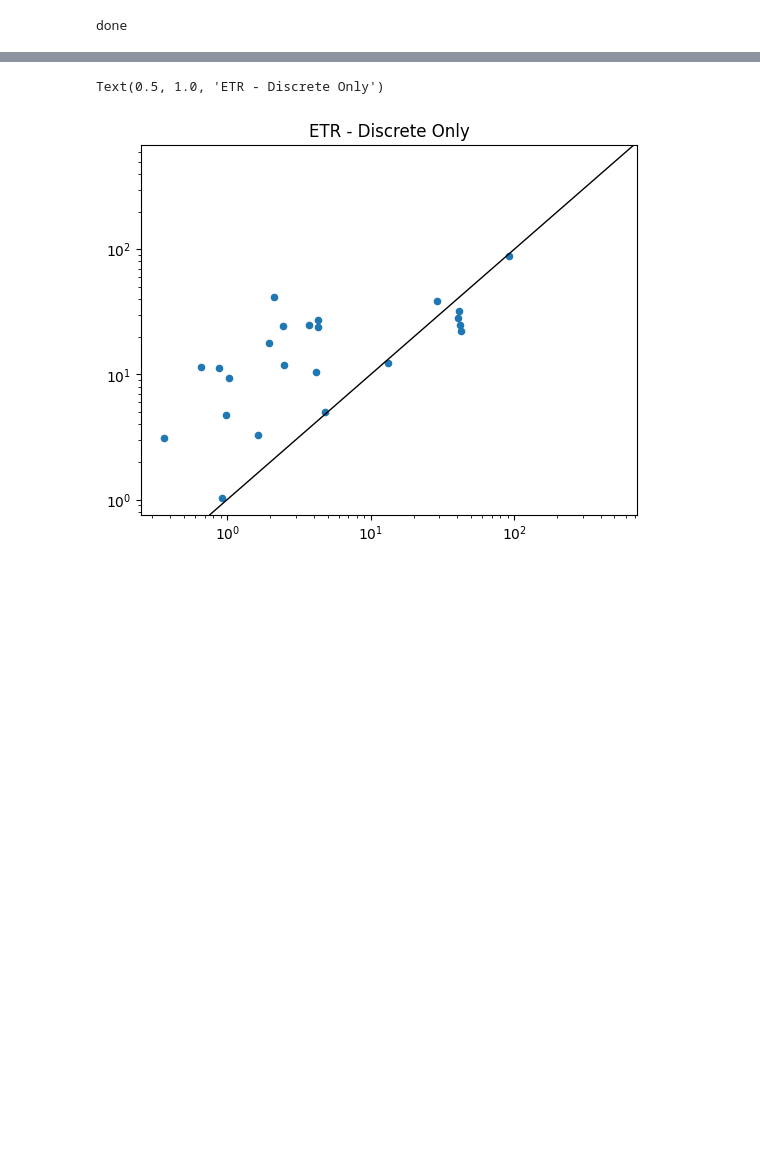
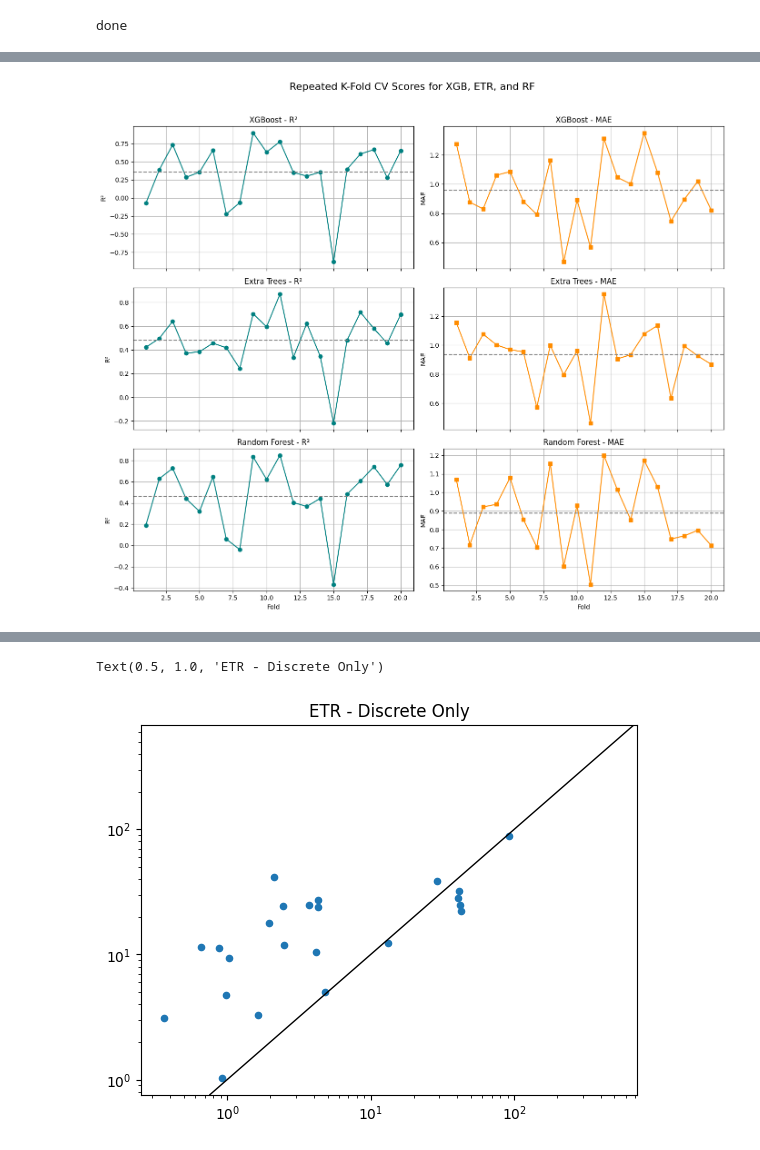
Before and after one commit to jilliangreene/sentinel3_ch4_model, a Jupyter notebook: ml_model.ipynb, the cells around one changed output, grey strips where cells are left out. Cells and saved outputs as stored; diff of their text form; code cells hidden in the pictures; blank space fills up the shorter version.

```diff
--- a/ml_model.ipynb
+++ b/ml_model.ipynb
@@ -135,0 +337,57 @@ ETR R-squared: 0.539566619640329
+# %%
+import matplotlib.pyplot as plt
+import numpy as np
+
+# Fold index array
+folds = np.arange(1, len(xgbr_r2_scores) + 1)
+
+# Set up the figure
+fig, axes = plt.subplots(3, 2, figsize=(14, 12), sharex=True)
+fig.suptitle("Repeated K-Fold CV Scores for XGB, ETR, and RF", fontsize=16)
+
+# ---- XGBoost ----
+axes[0, 0].plot(folds, xgbr_r2_scores, 'o-', color='teal')
+axes[0, 0].axhline(np.mean(xgbr_r2_scores), color='gray', linestyle='--')
+axes[0, 0].set_title("XGBoost - R²")
+axes[0, 0].set_ylabel("R²")
+axes[0, 0].grid(True)
+
+axes[0, 1].plot(folds, xgbr_mae_scores, 's-', color='darkorange')
+axes[0, 1].axhline(np.mean(xgbr_mae_scores), color='gray', linestyle='--')
+axes[0, 1].set_title("XGBoost - MAE")
+axes[0, 1].set_ylabel("MAE")
+axes[0, 1].grid(True)
+
+# ---- Extra Trees ----
+axes[1, 0].plot(folds, etr_r2_scores, 'o-', color='teal')
+axes[1, 0].axhline(np.mean(etr_r2_scores), color='gray', linestyle='--')
+axes[1, 0].set_title("Extra Trees - R²")
+axes[1, 0].set_ylabel("R²")
+axes[1, 0].grid(True)
+
+axes[1, 1].plot(folds, etr_mae_scores, 's-', color='darkorange')
+axes[1, 1].axhline(np.mean(etr_mae_scores), color='gray', linestyle='--')
+axes[1, 1].set_title("Extra Trees - MAE")
+axes[1, 1].set_ylabel("MAE")
+axes[1, 1].grid(True)
+
+# ---- Random Forest ----
+axes[2, 0].plot(folds, rf_r2_scores, 'o-', color='teal')
+axes[2, 0].axhline(np.mean(rf_r2_scores), color='gray', linestyle='--')
+axes[2, 0].set_title("Random Forest - R²")
+axes[2, 0].set_xlabel("Fold")
+axes[2, 0].set_ylabel("R²")
+axes[2, 0].grid(True)
+
+axes[2, 1].plot(folds, rf_mae_scores, 's-', color='darkorange')
+axes[2, 1].axhline(np.mean(rf_mae_scores), color='gray', linestyle='--')
+axes[2, 1].set_title("Random Forest - MAE")
+axes[2, 1].set_xlabel("Fold")
+axes[2, 1].set_ylabel("MAE")
+axes[2, 1].grid(True)
+
+# Layout
+plt.tight_layout(rect=[0, 0, 1, 0.96])
+plt.show()
+# %% [output]
+[figure, added]
```
Also changed, not shown: parts of 18 cells of this notebook, 3 other files.
